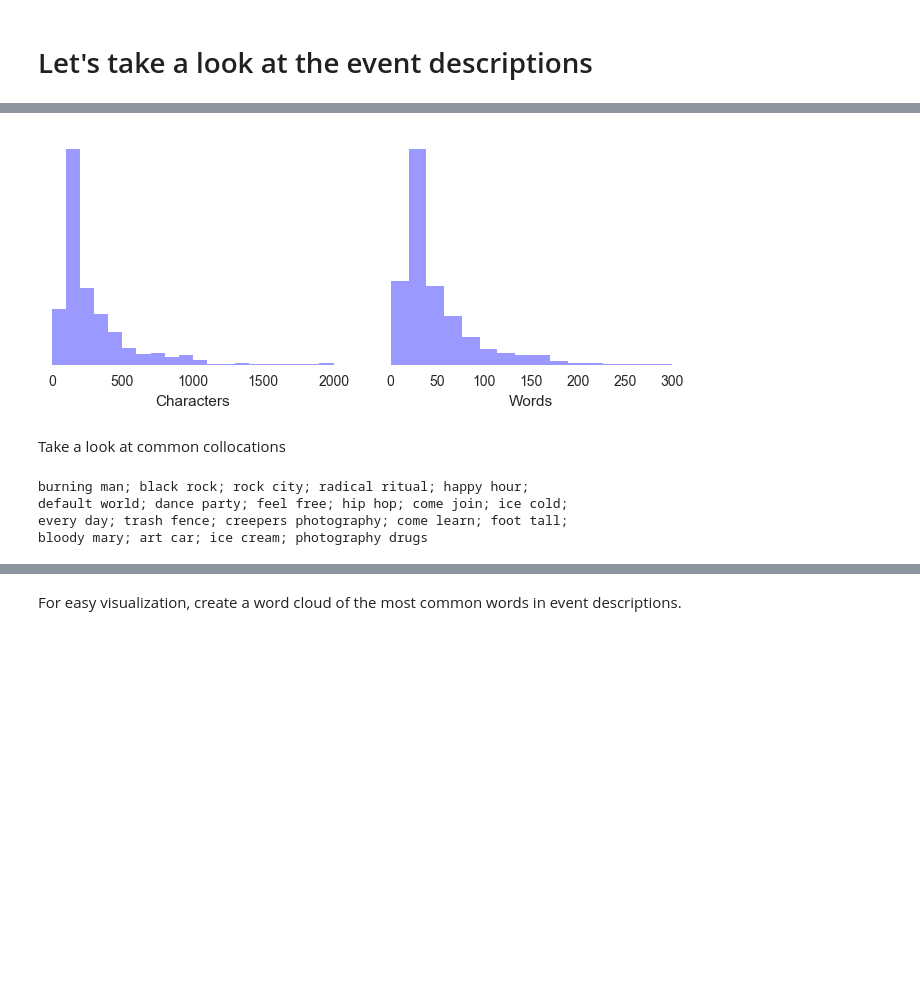
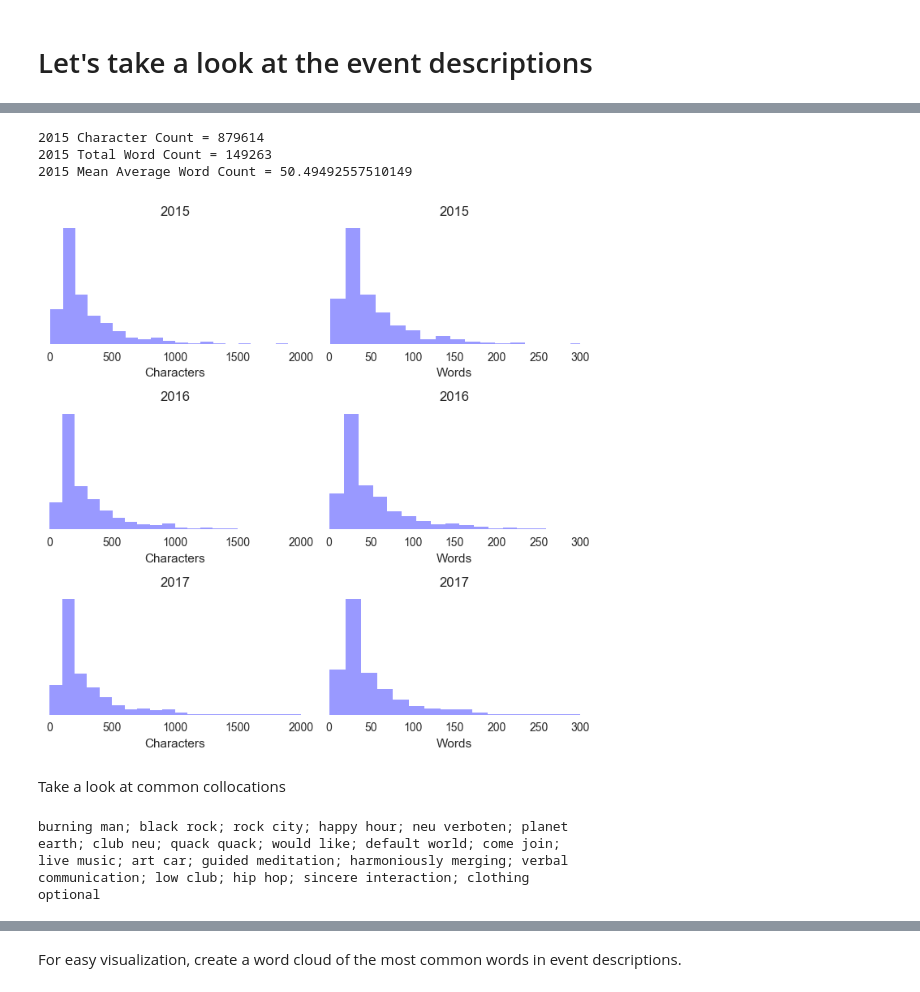
Before and after one commit to nikitabu/Playa_Events, a Jupyter notebook: Playa_Events_2017.ipynb, the cells around one changed output, grey strips where cells are left out. Saved outputs shown, nothing was run; the diff lists cells and outputs as text; code cells hidden in the pictures; blank space fills up the shorter version.

```diff
--- a/Playa_Events_2017.ipynb
+++ b/Playa_Events_2017.ipynb
@@ -53,0 +71,13 @@ Check what types of data we have
+# %%
+col_names_15 = ['Monday', 'Tuesday', 'Wednesday', 'Thursday', 'Friday', 'Saturday', 'Sunday2', 'Monday2',
+                'Camp', 'Type', 'Title', 'Description', 'Where', 'Where (Unofficial)', 'Link']
+
+df_15 = pd.read_excel('PlayaEvents-2015.xlsx', names=col_names_15, skip_footer=2);
+
+# add empty entries for Sunday, for consistency between all DFs
+df_15['Sunday'] = '-'
+
+df_15 = df_15[['Sunday', 'Monday', 'Tuesday', 'Wednesday', 'Thursday', 'Friday', 'Saturday', 'Sunday2', 'Monday2',
+                'Camp', 'Type', 'Title', 'Description', 'Where', 'Where (Unofficial)', 'Link']]
+
+df_15.describe()
@@ -238,19 +415,55 @@ Mean Average Word Count = 48.71739130434783
+# %%
+# Convert Dataframe Column to a joined array of strings
+text_15 = ' '.join(list(df_15.Description.values.astype(str))).lower().replace('\n', '').replace('\r', '');
+
+# How many words in total are there?
+print('2015 Character Count = ' + str(len(text_15)));
+print('2015 Total Word Count = ' + str(len(text_15.split())));
+print('2015 Mean Average Word Count = ' + str(len(text_15.split())/len(df_15.Description.values)));
+# %% [output]
+2015 Character Count = 879614
+2015 Total Word Count = 149263
+2015 Mean Average Word Count = 50.49492557510149
 # %%
-fig = plt.figure(figsize=(8, 3), dpi=100);
+fig = plt.figure(figsize=(7, 7), dpi=100);
 
-axes1 = fig.add_subplot(121);axes2 = fig.add_subplot(122);
+axes1 = fig.add_subplot(321);
+axes2 = fig.add_subplot(322);
+axes3 = fig.add_subplot(323);
+axes4 = fig.add_subplot(324);
+axes5 = fig.add_subplot(325);
+axes6 = fig.add_subplot(326);
 
-sns.distplot([len(event)         for event in list(df.Description.values.astype(str))], ax=axes1, kde=False, bins=20, color='blue', axlabel='Characters')
-sns.distplot([len(event.split()) for event in list(df.Description.values.astype(str))], ax=axes2, kde=False, bins=20, color='blue', axlabel='Words')
+sns.distplot([len(event)         for event in list(df_15.Description.values.astype(str))], ax=axes1, kde=False, bins=20, color='blue', axlabel='Characters')
+sns.distplot([len(event.split()) for event in list(df_15.Description.values.astype(str))], ax=axes2, kde=False, bins=20, color='blue', axlabel='Words')
+sns.distplot([len(event)         for event in list(df_16.Description.values.astype(str))], ax=axes3, kde=False, bins=20, color='blue', axlabel='Characters')
+sns.distplot([len(event.split()) for event in list(df_16.Description.values.astype(str))], ax=axes4, kde=False, bins=20, color='blue', axlabel='Words')
+sns.distplot([len(event)         for event in list(df_17.Description.values.astype(str))], ax=axes5, kde=False, bins=20, color='blue', axlabel='Characters')
+sns.distplot([len(event.split()) for event in list(df_17.Description.values.astype(str))], ax=axes6, kde=False, bins=20, color='blue', axlabel='Words')
 
-axes1.set_xlim(0, 2000);
-axes2.set_xlim(0, 300);
+axes1.set_xlim(0, 2000);axes2.set_xlim(0, 300);
+axes3.set_xlim(0, 2000);axes4.set_xlim(0, 300);
+axes5.set_xlim(0, 2000);axes6.set_xlim(0, 300);
 
 axes1.set_yticks([]);axes2.set_yticks([]);
+axes3.set_yticks([]);axes4.set_yticks([]);
+axes5.set_yticks([]);axes6.set_yticks([]);
+
 axes1.grid(False);axes2.grid(False);
+axes3.grid(False);axes4.grid(False);
+axes5.grid(False);axes6.grid(False);
+
 axes1.set_facecolor('white');axes2.set_facecolor('white');
+axes3.set_facecolor('white');axes4.set_facecolor('white');
+axes5.set_facecolor('white');axes6.set_facecolor('white');
+
+axes1.set_title('2015');axes2.set_title('2015');
+axes3.set_title('2016');axes4.set_title('2016');
+axes5.set_title('2017');axes6.set_title('2017');
+
+fig.tight_layout()
 # %% [output]
-[figure, old version]
+[figure, new version]
 # %%
 # Convert strings to nltk "token" objects
 tokenizer = RegexpTokenizer(r'\w+');
@@ -269,9 +493,10 @@ fdist_filtered_2 = nltk.FreqDist(filtered_words_2);
 # %% [markdown]
 Take a look at common collocations
 # %%
-Text.collocations()
+Text_15.collocations()
 # %% [output]
-burning man; black rock; rock city; radical ritual; happy hour;
-default world; dance party; feel free; hip hop; come join; ice cold;
-every day; trash fence; creepers photography; come learn; foot tall;
-bloody mary; art car; ice cream; photography drugs
+burning man; black rock; rock city; happy hour; neu verboten; planet
+earth; club neu; quack quack; would like; default world; come join;
+live music; art car; guided meditation; harmoniously merging; verbal
+communication; low club; hip hop; sincere interaction; clothing
+optional
```
Also changed, not shown: parts of 64 cells of this notebook.
